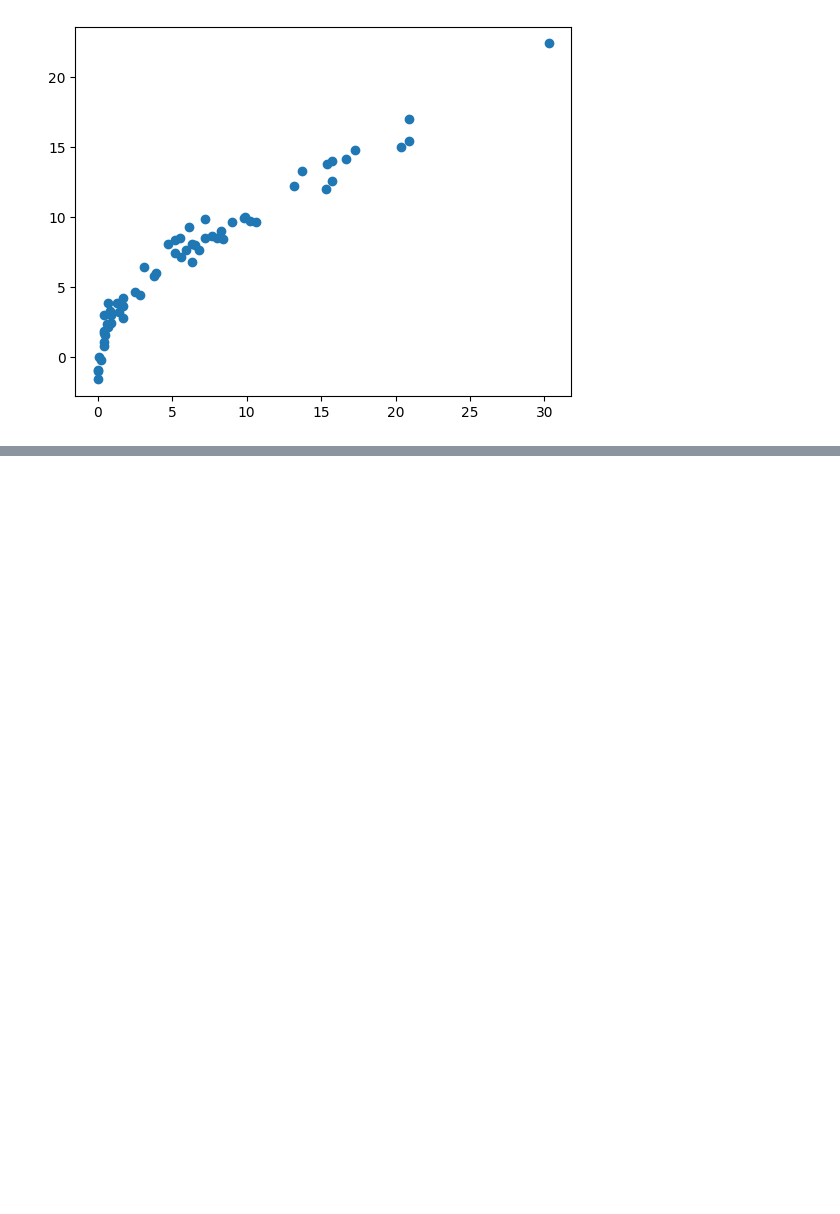
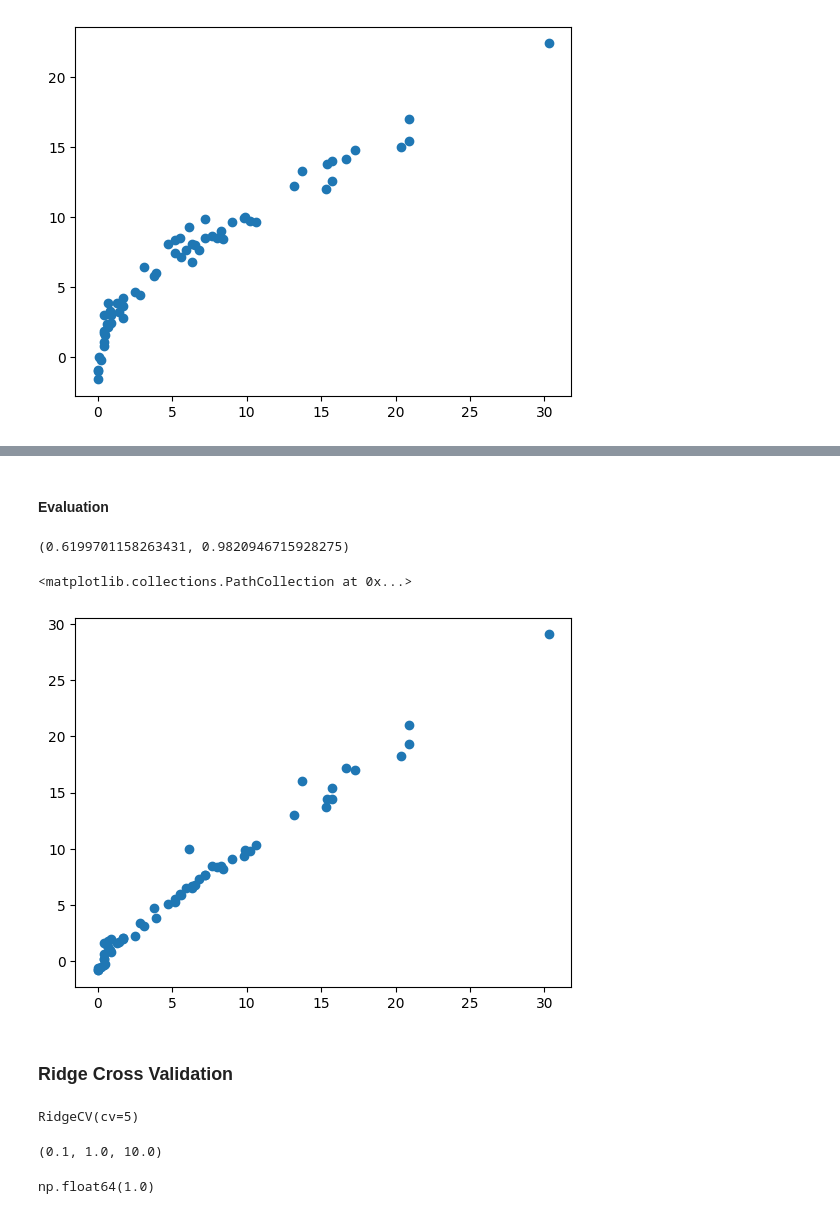
Before and after one commit to ashay-patil/Machine-Learning, a Jupyter notebook: Ridge Lasso and ElasticNet/Model_Training.ipynb, the cells around one changed output, grey strips where cells are left out. Saved outputs shown, nothing was run; the diff lists cells and outputs as text; code cells hidden in the pictures; blank space fills up the shorter version.

Commit message:
Finished Model Training with Hyperparameter Tuning

```diff
--- a/Ridge Lasso and ElasticNet/Model_Training.ipynb
+++ b/Ridge Lasso and ElasticNet/Model_Training.ipynb
@@ -387,0 +392,5 @@ plt.scatter(y_test, y_pred_elastic)
+# %%
+from sklearn.linear_model import LassoCV
+lassocv_reg = LassoCV(cv = 5)  ## By default it takes 5 folds
+# %%
+lassocv_reg.fit(X_train_scaled, y_train)
@@ -387,0 +430,3 @@ plt.scatter(y_test, y_pred_elastic)
+# %%
+y_pred_lassocv = lassocv_reg.predict(X_test_scaled)
+y_pred_lassocv
@@ -387,0 +476,16 @@ plt.scatter(y_test, y_pred_elastic)
+# %% [markdown]
+#### Evaluation
+# %%
+from sklearn.metrics import mean_absolute_error, r2_score
+mae_lassocv = mean_absolute_error(y_test, y_pred_lassocv)
+lassocv_score = r2_score(y_test, y_pred_lassocv)
+mae_lassocv, lassocv_score
+# %% [output]
+(0.6199701158263431, 0.9820946715928275)
+# %%
+plt.scatter(y_test, y_pred_lassocv)
+# %% [output]
+<matplotlib.collections.PathCollection at 0x...>
+[figure, added]
+# %% [markdown]
+### Ridge Cross Validation
@@ -387,0 +495,12 @@ plt.scatter(y_test, y_pred_elastic)
+# %%
+ridgecv_reg.fit(X_train_scaled, y_train)
+# %% [output]
+RidgeCV(cv=5)
+# %%
+ridgecv_reg.alphas  ## alphas: Array of alpha values to try.
+# %% [output]
+(0.1, 1.0, 10.0)
+# %%
+ridgecv_reg.alpha_
+# %% [output]
+np.float64(1.0)
```
Also changed, not shown: parts of 25 cells of this notebook.
